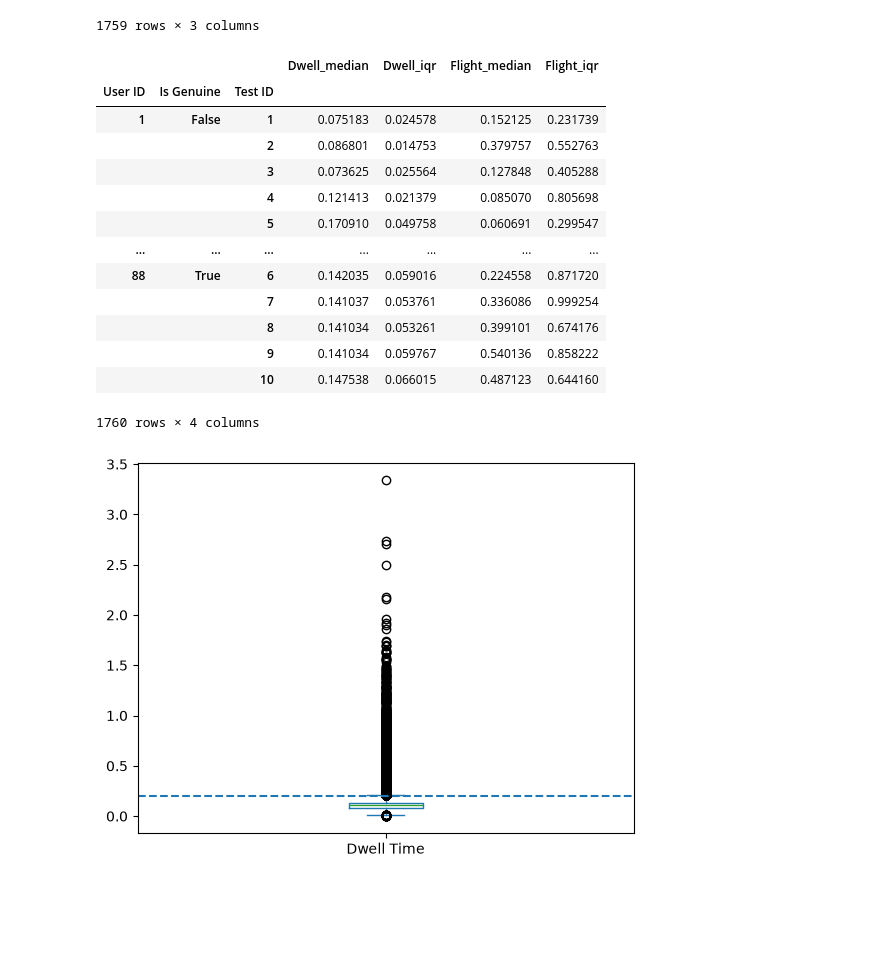
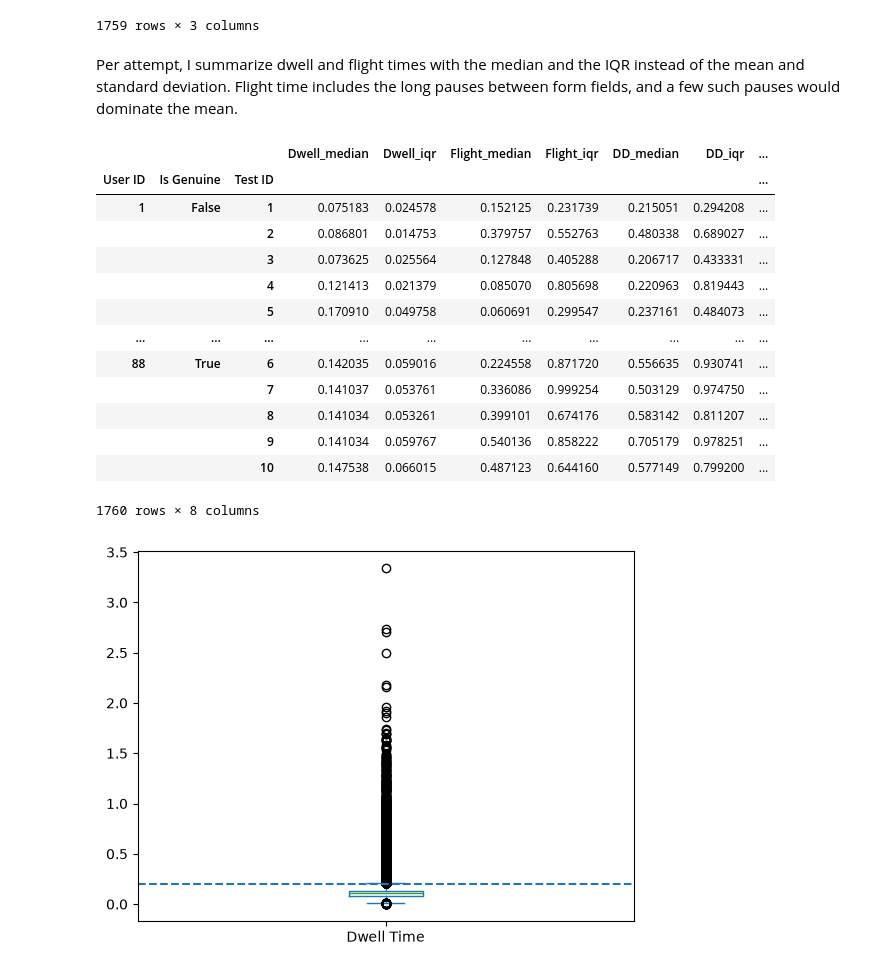
Before and after one commit to m-heldt/behavioral-ml, a Jupyter notebook: notebooks/features.ipynb, the cells around one changed output. Cells and saved outputs as stored; diff of their text form; code cells hidden in the pictures; blank space fills up the shorter version.

```diff
--- a/notebooks/features.ipynb
+++ b/notebooks/features.ipynb
@@ -14,7 +25,7 @@ import numpy as np
 
 from behavioral_ml.etl import load_data
 
-mouse_df, key_df = load_data("../raw_kmt_dataset")
+mouse_df, key_df = load_data("../data/raw_kmt_dataset")
 
 mouse_df.sort_index()
 # %% [output]
@@ -840,29 +1009,35 @@ other_keys_test_level
 |  |  | 9 | 2.0 | NaN | 2.0 |
 |  |  | 10 | NaN | NaN | 2.0 |
 1759 rows × 3 columns
+# %% [markdown]
+Per attempt, I summarize dwell and flight times with the median and the IQR instead of the mean and standard deviation. Flight time includes the long pauses between form fields, and a few such pauses would dominate the mean.
 # %%
 key_test_level = featured_key_df.groupby(level=LEVELS).agg(
     Dwell_median=("Dwell Time", "median"),
     Dwell_iqr=("Dwell Time", lambda x: x.quantile(.75) - x.quantile(.25)),
     Flight_median=("Flight Time", "median"),
-    Flight_iqr=("Flight Time", lambda x: x.quantile(.75) - x.quantile(.25))
+    Flight_iqr=("Flight Time", lambda x: x.quantile(.75) - x.quantile(.25)),
+    DD_median=("DD", "median"),
+    DD_iqr=("DD", lambda x: x.quantile(.75) - x.quantile(.25)),
+    UU_median=("UU", "median"),
+    UU_iqr=("UU", lambda x: x.quantile(.75) - x.quantile(.25))
 )
 key_test_level
 # %% [output]
-|  |  |  | Dwell_median | Dwell_iqr | Flight_median | Flight_iqr |
-| User ID | Is Genuine | Test ID |  |  |  |  |
-| 1 | False | 1 | 0.075183 | 0.024578 | 0.152125 | 0.231739 |
-|  |  | 2 | 0.086801 | 0.014753 | 0.379757 | 0.552763 |
-|  |  | 3 | 0.073625 | 0.025564 | 0.127848 | 0.405288 |
-|  |  | 4 | 0.121413 | 0.021379 | 0.085070 | 0.805698 |
-|  |  | 5 | 0.170910 | 0.049758 | 0.060691 | 0.299547 |
-| ... | ... | ... | ... | ... | ... | ... |
-| 88 | True | 6 | 0.142035 | 0.059016 | 0.224558 | 0.871720 |
-|  |  | 7 | 0.141037 | 0.053761 | 0.336086 | 0.999254 |
-|  |  | 8 | 0.141034 | 0.053261 | 0.399101 | 0.674176 |
-|  |  | 9 | 0.141034 | 0.059767 | 0.540136 | 0.858222 |
-|  |  | 10 | 0.147538 | 0.066015 | 0.487123 | 0.644160 |
+|  |  |  | Dwell_median | Dwell_iqr | Flight_median | Flight_iqr | DD_median | DD_iqr | ... |
+| User ID | Is Genuine | Test ID |  |  |  |  |  |  | ... |
+| 1 | False | 1 | 0.075183 | 0.024578 | 0.152125 | 0.231739 | 0.215051 | 0.294208 | ... |
+|  |  | 2 | 0.086801 | 0.014753 | 0.379757 | 0.552763 | 0.480338 | 0.689027 | ... |
+|  |  | 3 | 0.073625 | 0.025564 | 0.127848 | 0.405288 | 0.206717 | 0.433331 | ... |
+|  |  | 4 | 0.121413 | 0.021379 | 0.085070 | 0.805698 | 0.220963 | 0.819443 | ... |
+|  |  | 5 | 0.170910 | 0.049758 | 0.060691 | 0.299547 | 0.237161 | 0.484073 | ... |
+| ... | ... | ... | ... | ... | ... | ... | ... | ... | ... |
+| 88 | True | 6 | 0.142035 | 0.059016 | 0.224558 | 0.871720 | 0.556635 | 0.930741 | ... |
+|  |  | 7 | 0.141037 | 0.053761 | 0.336086 | 0.999254 | 0.503129 | 0.974750 | ... |
+|  |  | 8 | 0.141034 | 0.053261 | 0.399101 | 0.674176 | 0.583142 | 0.811207 | ... |
+|  |  | 9 | 0.141034 | 0.059767 | 0.540136 | 0.858222 | 0.705179 | 0.978251 | ... |
+|  |  | 10 | 0.147538 | 0.066015 | 0.487123 | 0.644160 | 0.577149 | 0.799200 | ... |
-1760 rows × 4 columns
+1760 rows × 8 columns
 # %%
 ax = featured_key_df["Dwell Time"].plot(kind="box")
 plt.axhline(0.2, linestyle="--", label="0.3 s");
```
Also changed, not shown: parts of 57 cells of this notebook.
